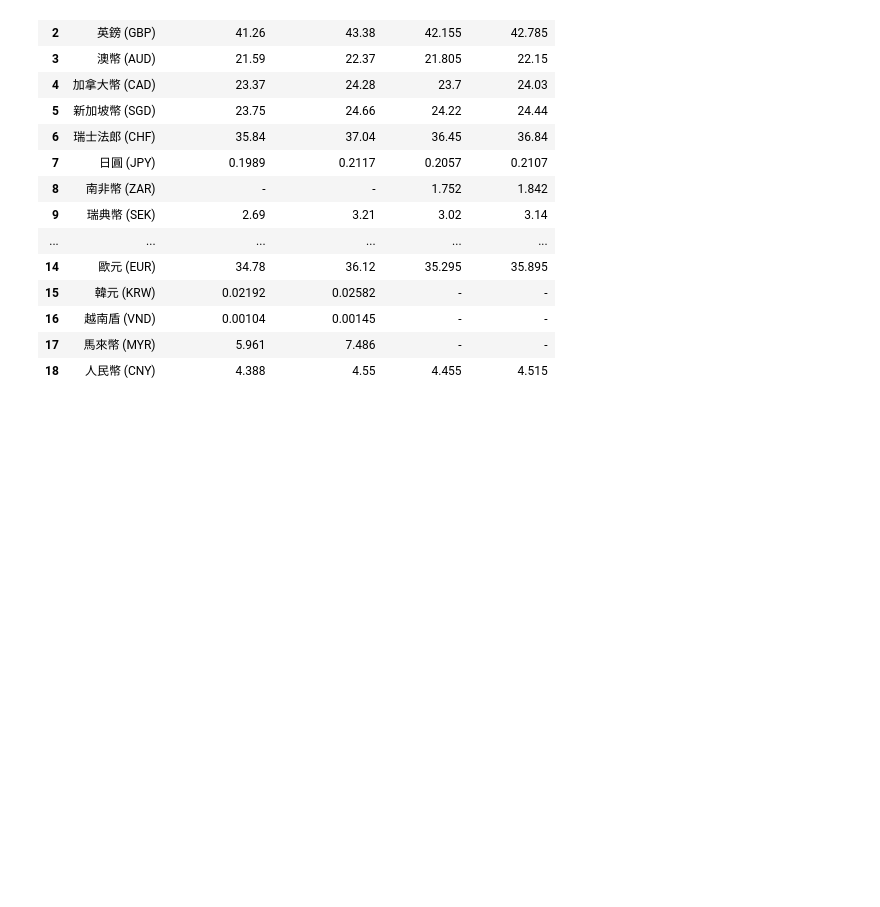
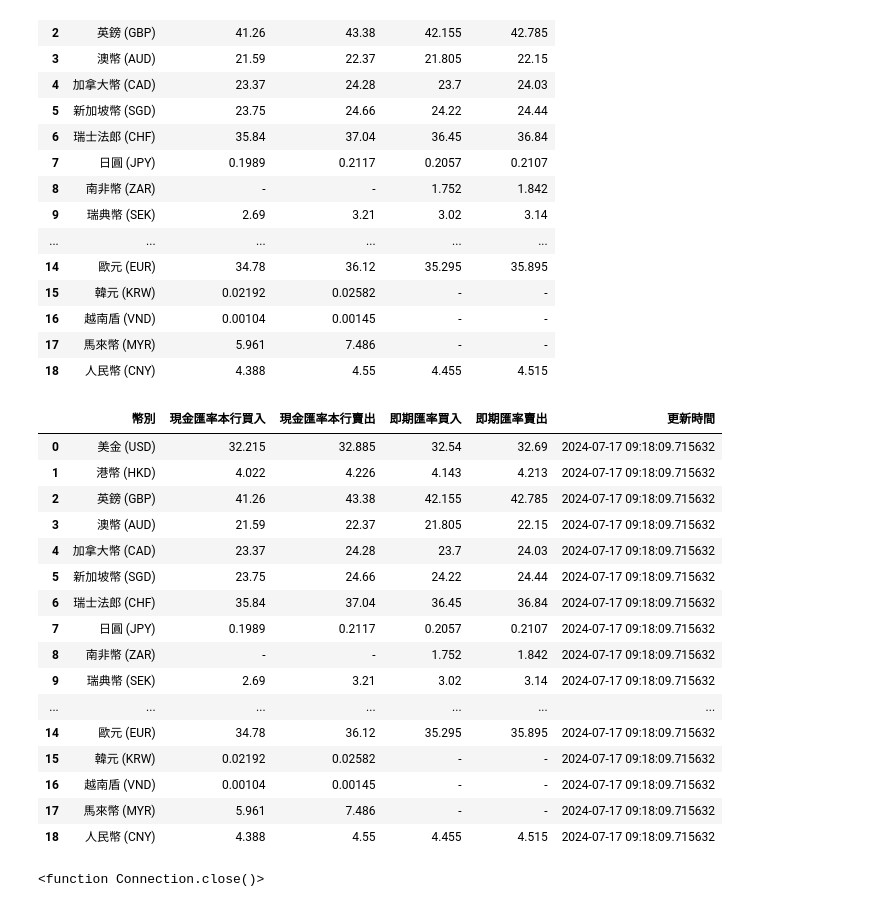
Before and after one commit to j100782002/Taiwan_bank_advertising_interest_rateStatic_web_crawler_practice, a Jupyter notebook: Taiwan_bank_advertising_interest_rateStatic_web_crawler_practice_pynb.ipynb, the cells around one changed output. Drawn from its saved outputs; the diff is of its cells as text; code cells hidden in the pictures; blank space fills up the shorter version.

Commit message:
add sqlite DB connect

```diff
--- a/Taiwan_bank_advertising_interest_rateStatic_web_crawler_practice_pynb.ipynb
+++ b/Taiwan_bank_advertising_interest_rateStatic_web_crawler_practice_pynb.ipynb
@@ -66,3 +67,35 @@ df
 | 16 | 越南盾 (VND) | 0.00104 | 0.00145 | - | - |
 | 17 | 馬來幣 (MYR) | 5.961 | 7.486 | - | - |
 | 18 | 人民幣 (CNY) | 4.388 | 4.55 | 4.455 | 4.515 |
+# %%
+df["更新時間"] = datetime.datetime.now()
+df
+# %% [output]
+|  | 幣別 | 現金匯率本行買入 | 現金匯率本行賣出 | 即期匯率買入 | 即期匯率賣出 | 更新時間 |
+| 0 | 美金 (USD) | 32.215 | 32.885 | 32.54 | 32.69 | 2024-07-17 09:18:09.715632 |
+| 1 | 港幣 (HKD) | 4.022 | 4.226 | 4.143 | 4.213 | 2024-07-17 09:18:09.715632 |
+| 2 | 英鎊 (GBP) | 41.26 | 43.38 | 42.155 | 42.785 | 2024-07-17 09:18:09.715632 |
+| 3 | 澳幣 (AUD) | 21.59 | 22.37 | 21.805 | 22.15 | 2024-07-17 09:18:09.715632 |
+| 4 | 加拿大幣 (CAD) | 23.37 | 24.28 | 23.7 | 24.03 | 2024-07-17 09:18:09.715632 |
+| 5 | 新加坡幣 (SGD) | 23.75 | 24.66 | 24.22 | 24.44 | 2024-07-17 09:18:09.715632 |
+| 6 | 瑞士法郎 (CHF) | 35.84 | 37.04 | 36.45 | 36.84 | 2024-07-17 09:18:09.715632 |
+| 7 | 日圓 (JPY) | 0.1989 | 0.2117 | 0.2057 | 0.2107 | 2024-07-17 09:18:09.715632 |
+| 8 | 南非幣 (ZAR) | - | - | 1.752 | 1.842 | 2024-07-17 09:18:09.715632 |
+| 9 | 瑞典幣 (SEK) | 2.69 | 3.21 | 3.02 | 3.14 | 2024-07-17 09:18:09.715632 |
+| ... | ... | ... | ... | ... | ... | ... |
+| 14 | 歐元 (EUR) | 34.78 | 36.12 | 35.295 | 35.895 | 2024-07-17 09:18:09.715632 |
+| 15 | 韓元 (KRW) | 0.02192 | 0.02582 | - | - | 2024-07-17 09:18:09.715632 |
+| 16 | 越南盾 (VND) | 0.00104 | 0.00145 | - | - | 2024-07-17 09:18:09.715632 |
+| 17 | 馬來幣 (MYR) | 5.961 | 7.486 | - | - | 2024-07-17 09:18:09.715632 |
+| 18 | 人民幣 (CNY) | 4.388 | 4.55 | 4.455 | 4.515 | 2024-07-17 09:18:09.715632 |
+# %%
+# 建立SQLite資料庫連線
+conn = sqlite3.connect('advertising_interest_rate.db')
+
+# 寫入資料
+df.to_sql('insterest_rate', conn, if_exists='append',index=False )
+
+# 關閉資料庫連線
+conn.close
+# %% [output]
+<function Connection.close()>
```
Also changed, not shown: parts of 2 cells of this notebook.
